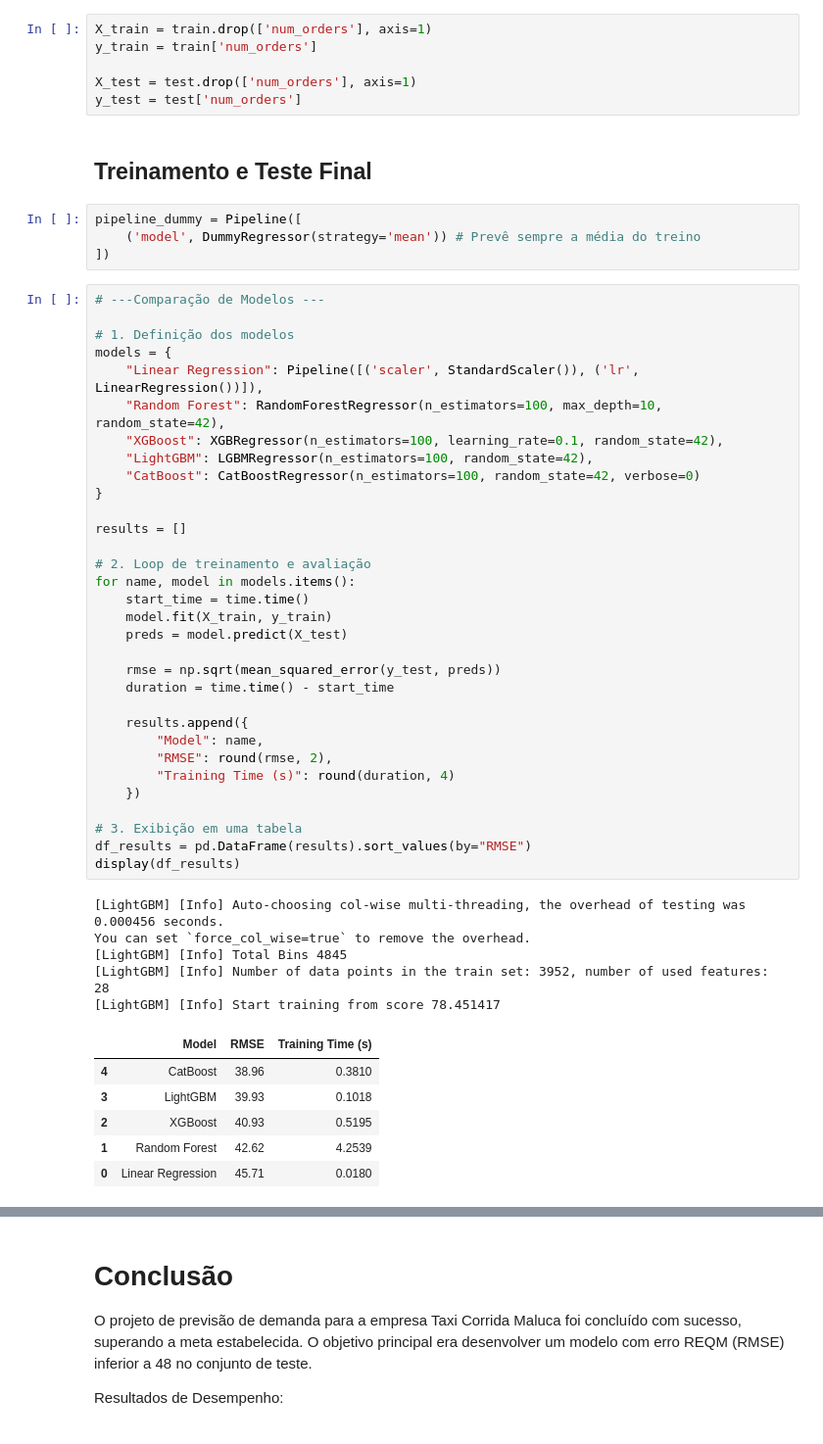
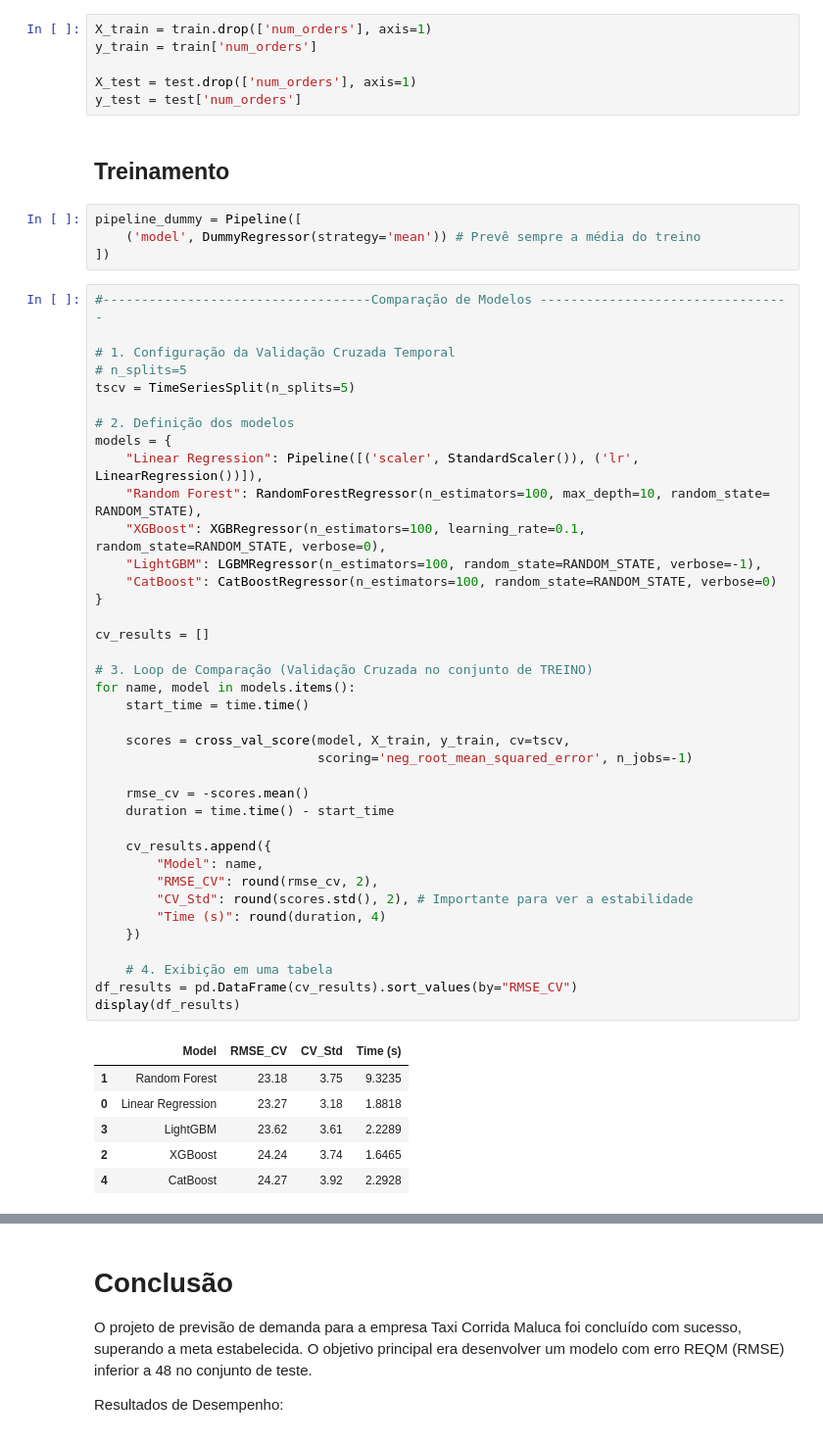
Before and after one commit to Angelaidt/Sprint-13-Empresa-de-Taxi, a Jupyter notebook: notebook_sprint_13.ipynb, the cells around one changed output, grey strips where cells are left out. Shown at 98% size. Saved outputs shown, nothing was run; the diff lists cells and outputs as text.

Commit message:
Ajustando hiperparametros - modelo não generaliza

```diff
--- a/notebook_sprint_13.ipynb
+++ b/notebook_sprint_13.ipynb
@@ -225,52 +251,53 @@ y_train = train['num_orders']
 X_test = test.drop(['num_orders'], axis=1)
 y_test = test['num_orders']
 # %% [markdown]
-## Treinamento e Teste Final
+## Treinamento
 # %%
 pipeline_dummy = Pipeline([
     ('model', DummyRegressor(strategy='mean')) # Prevê sempre a média do treino
 ])
 # %%
-# ---Comparação de Modelos ---
+#-----------------------------------Comparação de Modelos ---------------------------------
 
-# 1. Definição dos modelos
+# 1. Configuração da Validação Cruzada Temporal
+# n_splits=5
+tscv = TimeSeriesSplit(n_splits=5)
+
+# 2. Definição dos modelos
 models = {
     "Linear Regression": Pipeline([('scaler', StandardScaler()), ('lr', LinearRegression())]),
-    "Random Forest": RandomForestRegressor(n_estimators=100, max_depth=10, random_state=42),
-    "XGBoost": XGBRegressor(n_estimators=100, learning_rate=0.1, random_state=42),
-    "LightGBM": LGBMRegressor(n_estimators=100, random_state=42),
-    "CatBoost": CatBoostRegressor(n_estimators=100, random_state=42, verbose=0)
+    "Random Forest": RandomForestRegressor(n_estimators=100, max_depth=10, random_state= RANDOM_STATE),
+    "XGBoost": XGBRegressor(n_estimators=100, learning_rate=0.1, random_state=RANDOM_STATE, verbose=0),
+    "LightGBM": LGBMRegressor(n_estimators=100, random_state=RANDOM_STATE, verbose=-1),
+    "CatBoost": CatBoostRegressor(n_estimators=100, random_state=RANDOM_STATE, verbose=0)
 }
 
-results = []
+cv_results = []
 
-# 2. Loop de treinamento e avaliação
+# 3. Loop de Comparação (Validação Cruzada no conjunto de TREINO)
 for name, model in models.items():
     start_time = time.time()
-    model.fit(X_train, y_train)
-    preds = model.predict(X_test)
 
-    rmse = np.sqrt(mean_squared_error(y_test, preds))
+    scores = cross_val_score(model, X_train, y_train, cv=tscv,
+                             scoring='neg_root_mean_squared_error', n_jobs=-1)
+
+    rmse_cv = -scores.mean()
     duration = time.time() - start_time
 
-    results.append({
+    cv_results.append({
         "Model": name,
-        "RMSE": round(rmse, 2),
-        "Training Time (s)": round(duration, 4)
+        "RMSE_CV": round(rmse_cv, 2),
+        "CV_Std": round(scores.std(), 2), # Importante para ver a estabilidade
+        "Time (s)": round(duration, 4)
     })
 
-# 3. Exibição em uma tabela
-df_results = pd.DataFrame(results).sort_values(by="RMSE")
+    # 4. Exibição em uma tabela
+df_results = pd.DataFrame(cv_results).sort_values(by="RMSE_CV")
 display(df_results)
 # %% [output]
-[LightGBM] [Info] Auto-choosing col-wise multi-threading, the overhead of testing was 0.000456 seconds.
-You can set `force_col_wise=true` to remove the overhead.
-[LightGBM] [Info] Total Bins 4845
-[LightGBM] [Info] Number of data points in the train set: 3952, number of used features: 28
-[LightGBM] [Info] Start training from score 78.451417
-|  | Model | RMSE | Training Time (s) |
-| 4 | CatBoost | 38.96 | 0.3810 |
-| 3 | LightGBM | 39.93 | 0.1018 |
-| 2 | XGBoost | 40.93 | 0.5195 |
-| 1 | Random Forest | 42.62 | 4.2539 |
-| 0 | Linear Regression | 45.71 | 0.0180 |
+|  | Model | RMSE_CV | CV_Std | Time (s) |
+| 1 | Random Forest | 23.18 | 3.75 | 9.3235 |
+| 0 | Linear Regression | 23.27 | 3.18 | 1.8818 |
+| 3 | LightGBM | 23.62 | 3.61 | 2.2289 |
+| 2 | XGBoost | 24.24 | 3.74 | 1.6465 |
+| 4 | CatBoost | 24.27 | 3.92 | 2.2928 |
```
Also changed, not shown: parts of 15 cells of this notebook.
